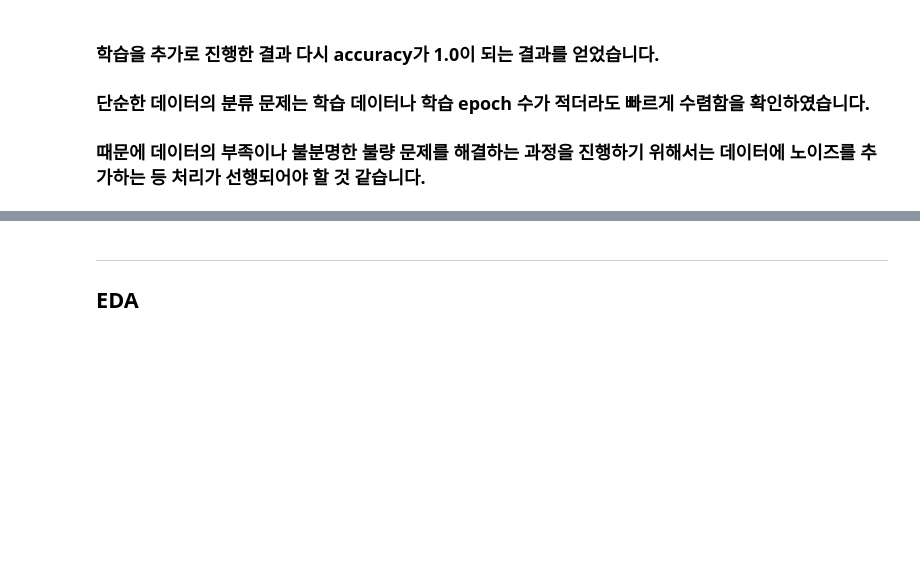
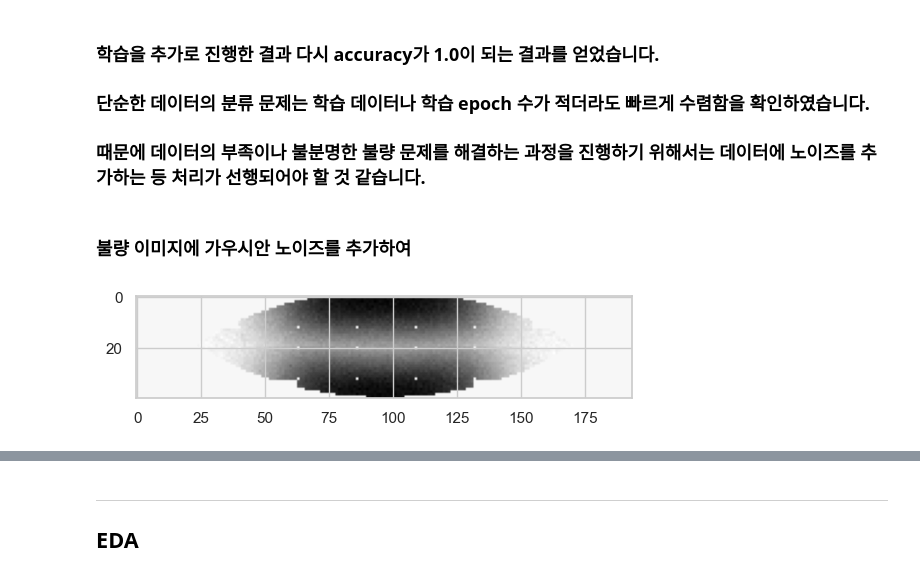
Before and after one commit to codepyo/ai_intensive, a Jupyter notebook: 현업 프로젝트_홍승표.ipynb, the cells around one changed output, grey strips where cells are left out. Saved outputs shown, nothing was run; the diff lists cells and outputs as text; code cells hidden in the pictures; blank space fills up the shorter version.

```diff
--- a/현업 프로젝트_홍승표.ipynb
+++ b/현업 프로젝트_홍승표.ipynb
@@ -1372,3 +1372,5 @@ plt.show()
 ### 단순한 데이터의 분류 문제는 학습 데이터나 학습 epoch 수가 적더라도 빠르게 수렴함을 확인하였습니다.
 
 ### 때문에 데이터의 부족이나 불분명한 불량 문제를 해결하는 과정을 진행하기 위해서는 데이터에 노이즈를 추가하는 등 처리가 선행되어야 할 것 같습니다.
+# %% [markdown]
+### 불량 이미지에 가우시안 노이즈를 추가하여
@@ -1374,0 +1383,5 @@ plt.show()
+# %%
+plt.imshow(X_train[1], cmap='gray')
+plt.show()
+# %% [output]
+[figure, added]
```
Also changed, not shown: parts of 17 cells of this notebook, 1 other file.
